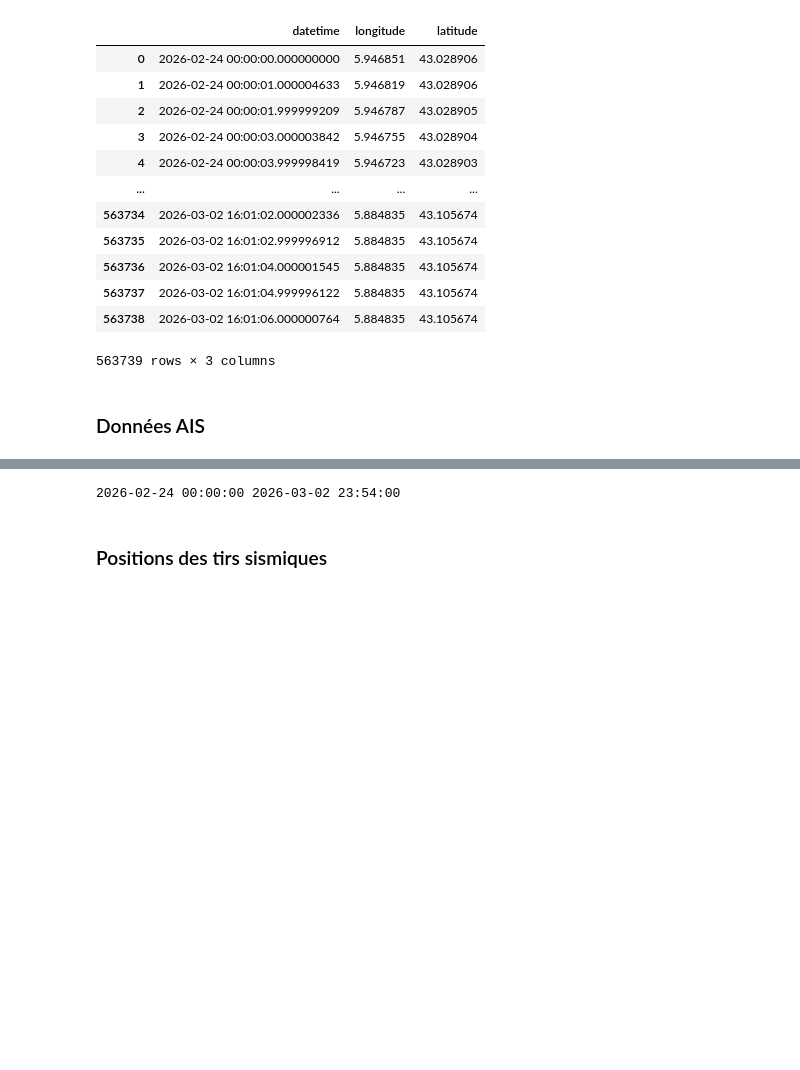
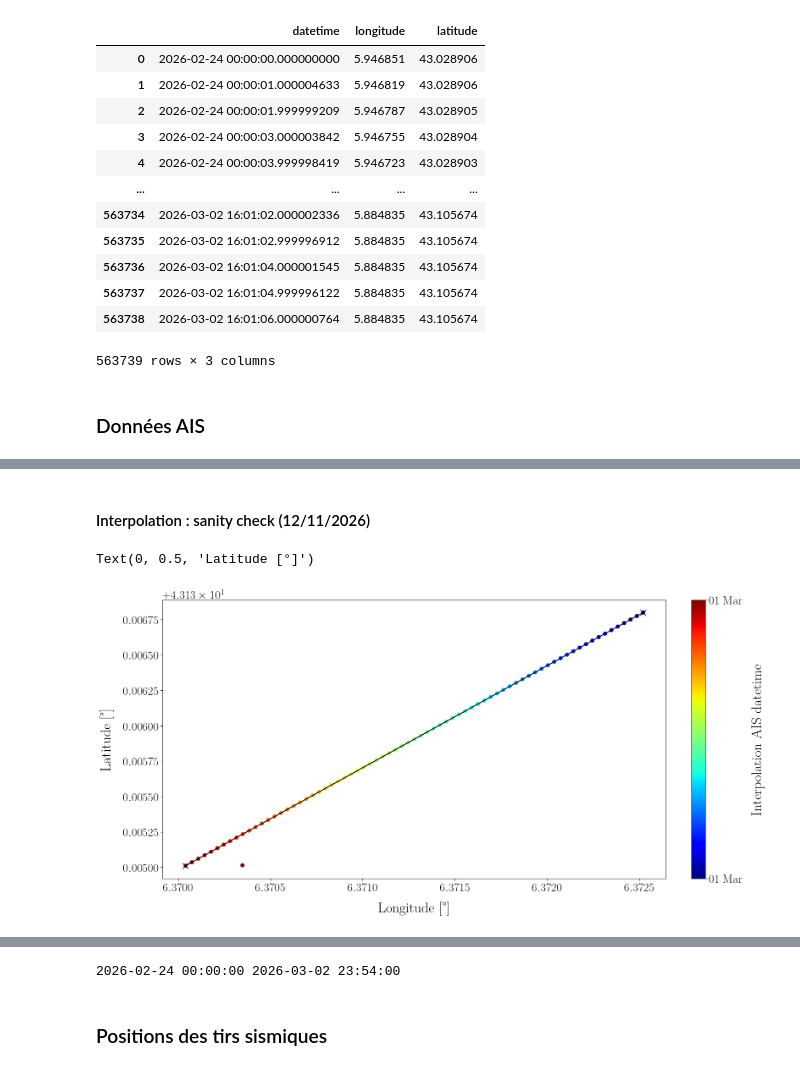
Before and after one commit to BaptisteMGit/ubf_tools, a Jupyter notebook: real_data_analysis/acouplane/src/preprocess_acouplane_data.ipynb, the cells around one changed output, grey strips where cells are left out. Cells and saved outputs as stored; diff of their text form; code cells hidden in the pictures; blank space fills up the shorter version.

```diff
--- a/real_data_analysis/acouplane/src/preprocess_acouplane_data.ipynb
+++ b/real_data_analysis/acouplane/src/preprocess_acouplane_data.ipynb
@@ -286,0 +302,54 @@ df_ais
+# %% [markdown]
+#### Interpolation : sanity check (12/11/2026)
+# %%
+# Sanity check
+mmsi_check = df_ais.mmsi[0]
+df_ais_check = df_ais.loc[df_ais["mmsi"] == mmsi_check]
+
+# Raw data
+df_ais_check_ = df_ais_.loc[df_ais_["mmsi"] == mmsi_check]
+start_dt = df_ais_check_["datetime"].values[2]
+end_dt = df_ais_check_["datetime"].values[3]
+df_ais_check_ = df_ais_check_.loc[
+    (df_ais_check_["datetime"] >= start_dt)
+    & (df_ais_check_["datetime"] <= end_dt )
+]
+
+# Interpolated data
+df_ais_check = df_ais_check.loc[
+    (df_ais_check["datetime"] >= start_dt - np.timedelta64(15, "s"))
+    & (df_ais_check["datetime"] <= end_dt + np.timedelta64(15, "s"))
+]
+# %%
+fig, ax = plt.subplots()
+
+ax.plot(
+    df_ais_check_.lon,
+    df_ais_check_.lat,
+    marker="x",
+    color="k",
+    markersize=10,
+    # c=date_num,
+    # cmap="magma",
+)
+
+dates = df_ais_check.datetime.values
+date_num = mdates.date2num(dates)
+
+sc = ax.scatter(
+    df_ais_check.lon,
+    df_ais_check.lat,
+    c=date_num,
+    cmap="jet",
+)
+cbar = fig.colorbar(sc, ax=ax)
+cbar.set_label("Interpolation AIS datetime")
+cbar.ax.yaxis.set_major_locator(mdates.DayLocator())
+cbar.ax.yaxis.set_major_formatter(mdates.DateFormatter("%d %b"))
+
+
+plt.xlabel("Longitude [°]")
+plt.ylabel("Latitude [°]")
+# %% [output]
+Text(0, 0.5, 'Latitude [°]')
+[figure, added]
```
Also changed, not shown: parts of 9 cells of this notebook, 3 other files.
